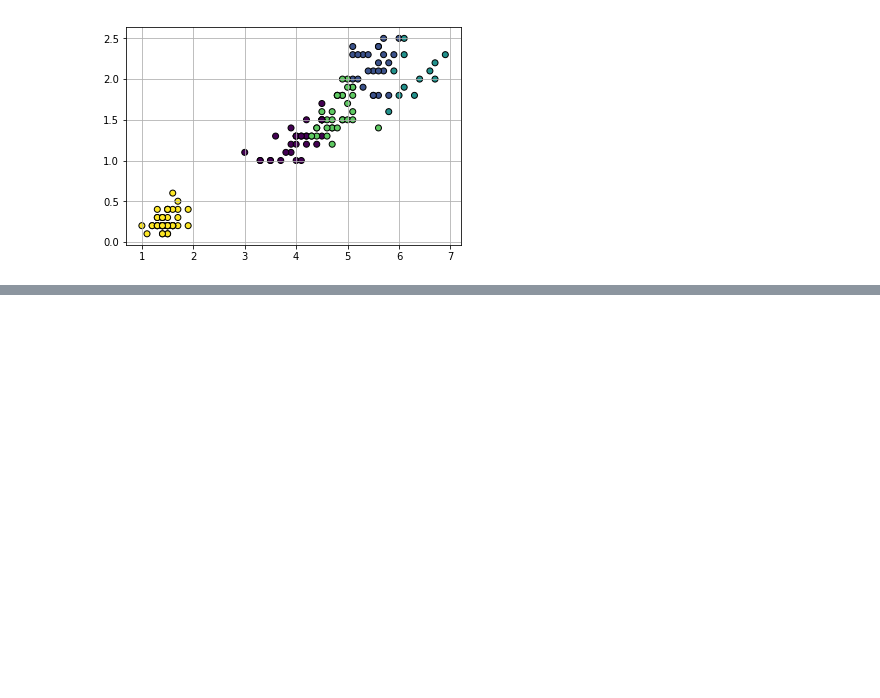
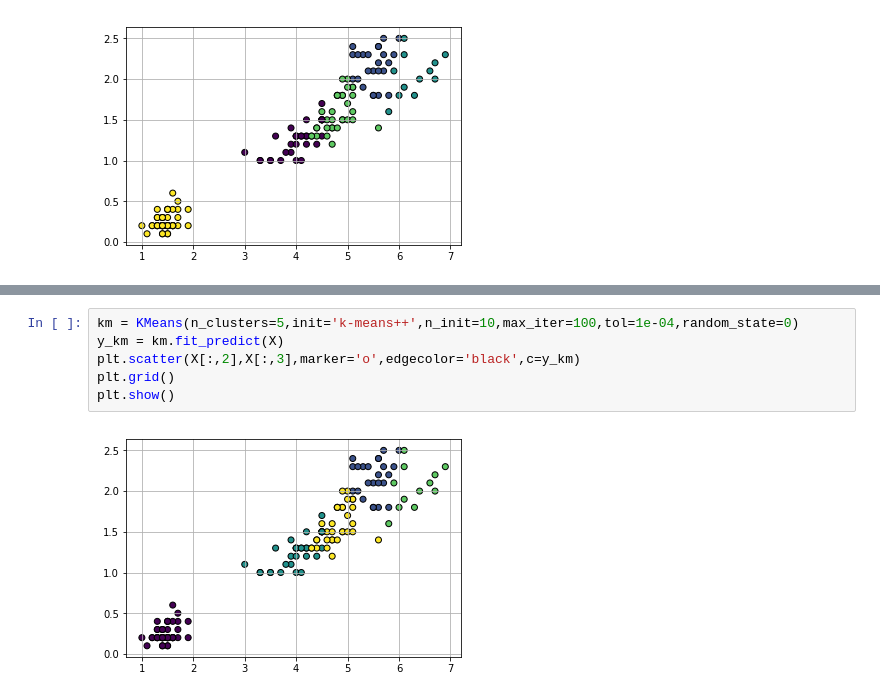
Before and after one commit to strive722/ML-100-Days, a Jupyter notebook: Day_055_HW.ipynb, the cells around one changed output, grey strips where cells are left out. Cells and saved outputs as stored; diff of their text form; blank space fills up the shorter version.

```diff
--- a/Day_055_HW.ipynb
+++ b/Day_055_HW.ipynb
@@ -63,0 +78,8 @@ plt.show()
+# %%
+km = KMeans(n_clusters=5,init='k-means++',n_init=10,max_iter=100,tol=1e-04,random_state=0)
+y_km = km.fit_predict(X)
+plt.scatter(X[:,2],X[:,3],marker='o',edgecolor='black',c=y_km)
+plt.grid()
+plt.show()
+# %% [output]
+[figure, added]
```
Also changed, not shown: parts of 3 cells of this notebook.
